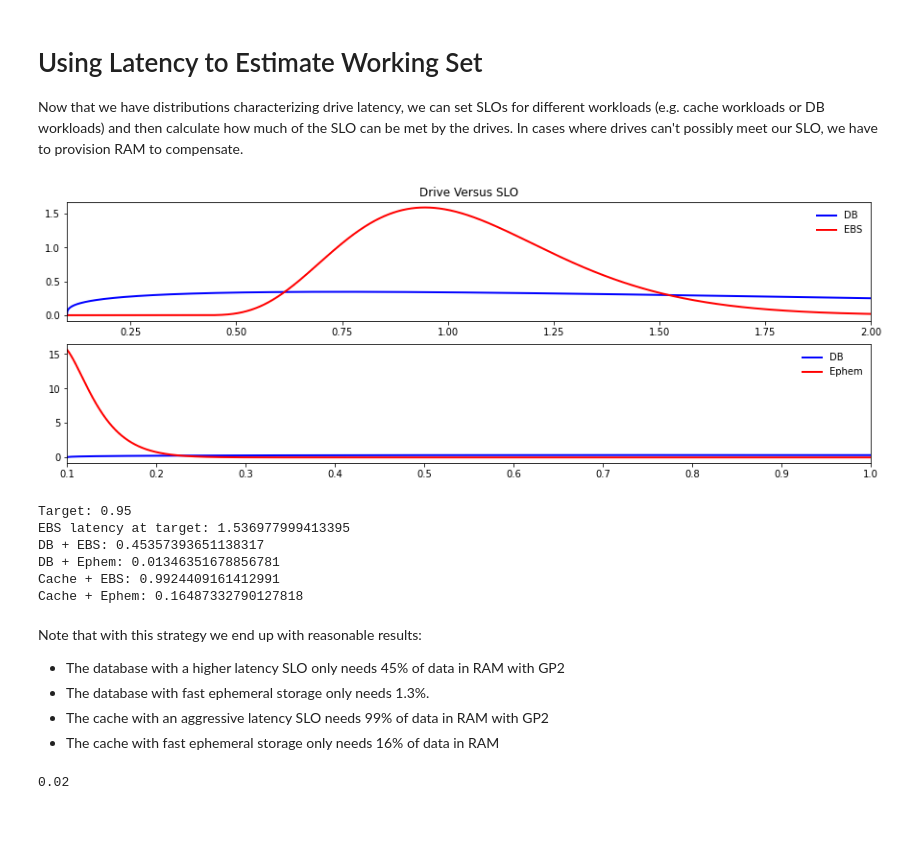
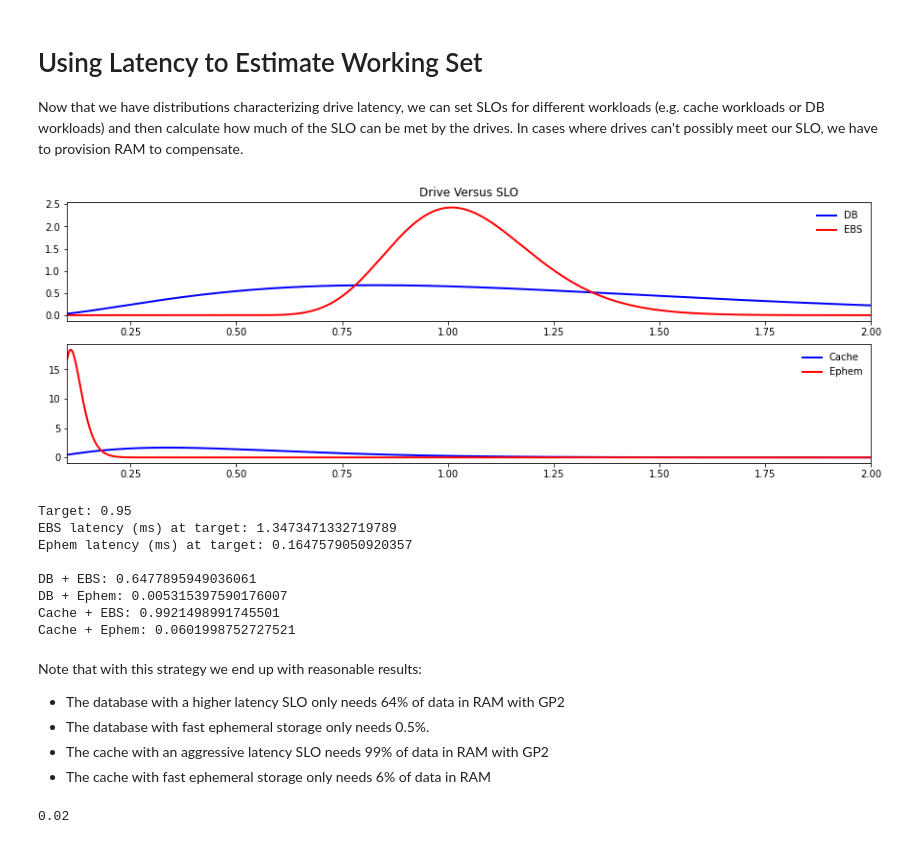
Before and after one commit to Netflix-Skunkworks/service-capacity-modeling, a Jupyter notebook: notebooks/drive_latency.ipynb, the cells around one changed output. Cells and saved outputs as stored; diff of their text form; code cells hidden in the pictures.

```diff
--- a/notebooks/drive_latency.ipynb
+++ b/notebooks/drive_latency.ipynb
@@ -192,58 +192,63 @@ io_latency/i3_cass_io_lat : KstestResult(statistic=0.11307007286138349, pvalue=2
 
 Now that we have distributions characterizing drive latency, we can set SLOs for different workloads (e.g. cache workloads or DB workloads) and then calculate how much of the SLO can be met by the drives. In cases where drives can't possibly meet our SLO, we have to provision RAM to compensate.
 # %%
-cache_slo = FixedInterval(minimum_value=0.1, low=0.2, mid=0.5, high=1, confidence=0.98)
-db_slo = FixedInterval(minimum_value=0.1, low=0.4, mid=2, high=5, confidence=0.98)
+cache_slo = FixedInterval(minimum_value=0.05, low=0.1, mid=0.5, high=2, confidence=0.98)
+db_slo = FixedInterval(minimum_value=0.05, low=0.2, mid=1.2, high=5, confidence=0.98)
+
 ebs_latency = FixedInterval(low=0.8, mid=1.05, high=1.8, maximum_value=10, confidence=0.9)
-ephem_latency = FixedInterval(minimum_value=0.07, low=0.08, mid=0.115, high=0.16, maximum_value=2, confidence=0.9)
+ephem_latency = FixedInterval(minimum_value=0.07, low=0.08, mid=0.12, high=0.16, maximum_value=2, confidence=0.9)
 
 cache_beta = dist_for_interval(cache_slo)
 db_beta = dist_for_interval(db_slo)
 ebs_beta = dist_for_interval(ebs_latency)
 ephem_beta = dist_for_interval(ephem_latency)
 
 
 fig, (ax, ax2) = plt.subplots(2, 1, figsize=(15,5))
 
 x = np.linspace(0.1, 2, 10000)
 
 ax.plot(x, db_beta.pdf(x), 'b-', lw=2, label="DB")
 ax.plot(x, ebs_beta.pdf(x), 'r-', lw=2, label="EBS")
 
-ax2.plot(x, db_beta.pdf(x), 'b-', lw=2, label="DB")
+ax2.plot(x, cache_beta.pdf(x), 'b-', lw=2, label="Cache")
 ax2.plot(x, ephem_beta.pdf(x), 'r-', lw=2, label="Ephem")
 
 ax.legend(loc='best', frameon=False)
 ax.set_title("Drive Versus SLO")
 ax.set_xlim(0.1, 2)
 ax2.legend(loc='best', frameon=False)
-ax2.set_xlim(0.1, 1)
+ax2.set_xlim(0.1, 2)
 
 plt.show()
 # %% [output]
-[figure, old version]
+[figure, new version]
 # %%
 target = 0.95
 print(f"Target: {target}")
-print(f"EBS latency at target: {ebs_beta.ppf(target)}")
+print(f"EBS latency (ms) at target: {ebs_beta.ppf(target)}")
+print(f"Ephem latency (ms) at target: {ephem_beta.ppf(target)}")
+print()
 print(f"DB + EBS: {db_beta.cdf(ebs_beta.ppf(target))}")
 print(f"DB + Ephem: {db_beta.cdf(ephem_beta.ppf(target))}")
 print(f"Cache + EBS: {cache_beta.cdf(ebs_beta.ppf(target))}")
 print(f"Cache + Ephem: {cache_beta.cdf(ephem_beta.ppf(target))}")
 # %% [output]
 Target: 0.95
-EBS latency at target: 1.536977999413395
-DB + EBS: 0.45357393651138317
-DB + Ephem: 0.01346351678856781
-Cache + EBS: 0.9924409161412991
-Cache + Ephem: 0.16487332790127818
+EBS latency (ms) at target: 1.3473471332719789
+Ephem latency (ms) at target: 0.1647579050920357
+
+DB + EBS: 0.6477895949036061
+DB + Ephem: 0.005315397590176007
+Cache + EBS: 0.9921498991745501
+Cache + Ephem: 0.0601998752727521
 # %% [markdown]
 Note that with this strategy we end up with reasonable results:
 
-* The database with a higher latency SLO only needs 45% of data in RAM with GP2
-* The database with fast ephemeral storage only needs 1.3%.
+* The database with a higher latency SLO only needs 64% of data in RAM with GP2
+* The database with fast ephemeral storage only needs 0.5%.
 * The cache with an aggressive latency SLO needs 99% of data in RAM with GP2
-* The cache with fast ephemeral storage only needs 16% of data in RAM
+* The cache with fast ephemeral storage only needs 6% of data in RAM
 # %%
 rps = 500
 disk_rps = 10
```
Also changed, not shown: parts of 5 cells of this notebook, 9 other files.
